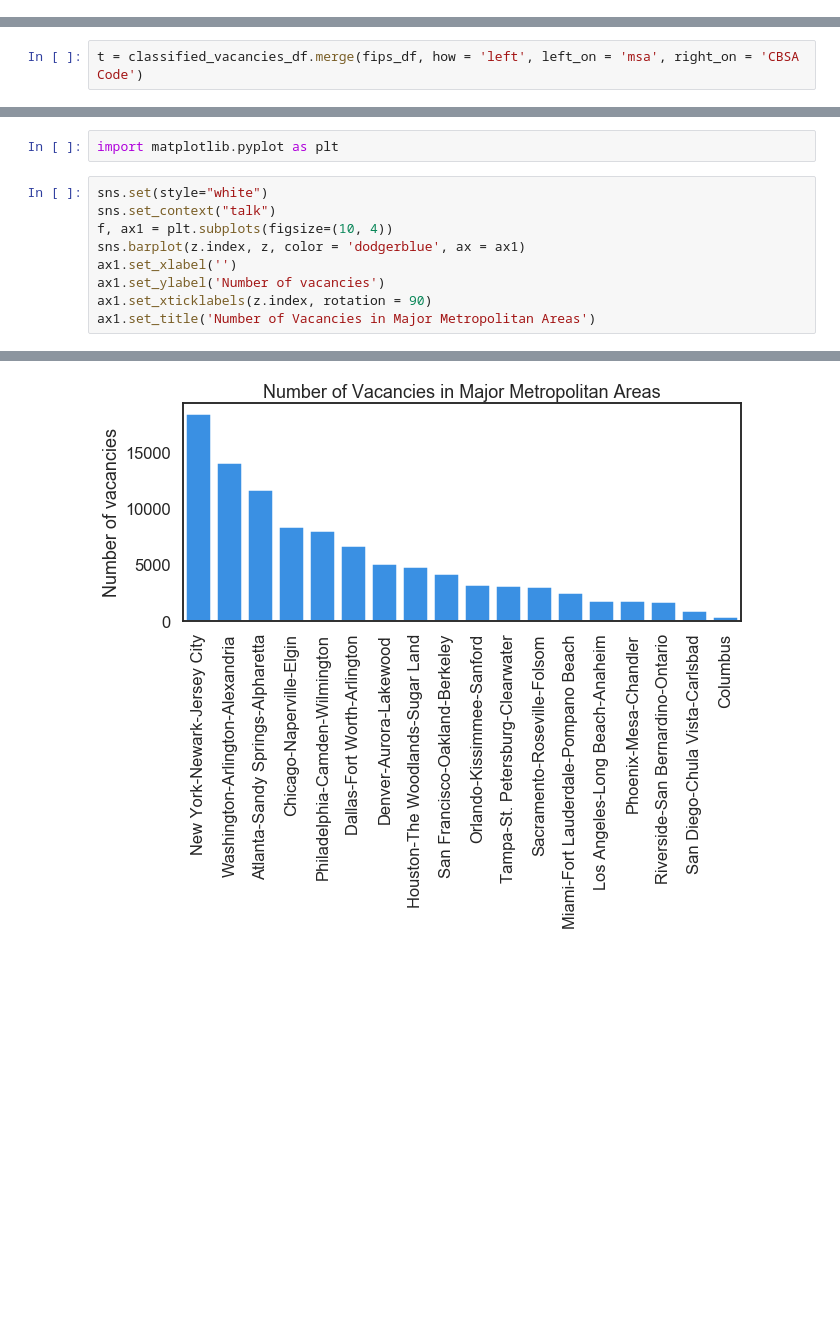
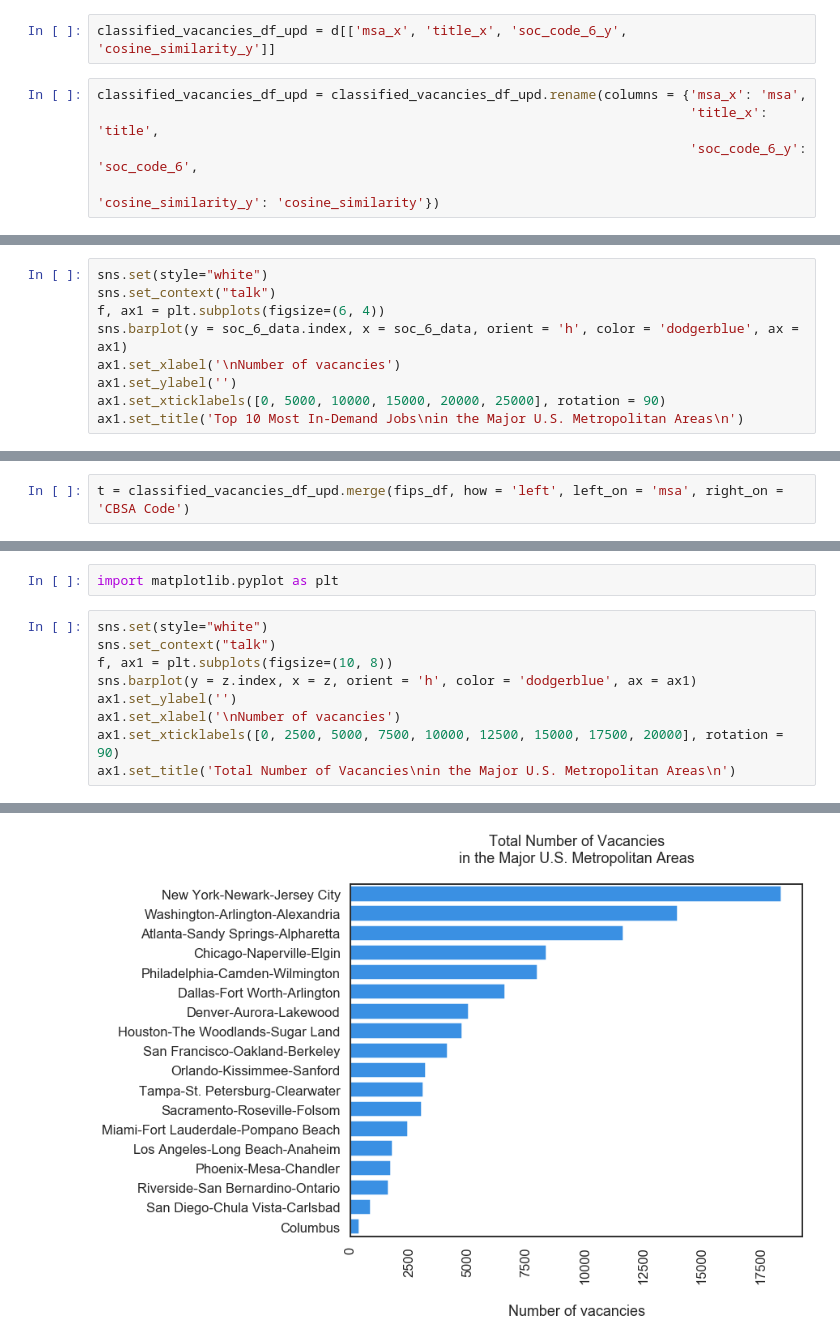
Before and after one commit to anilca-lab/FIS-capstone-project, a Jupyter notebook: Master_notebook.ipynb, the cells around one changed output, grey strips where cells are left out. Saved outputs shown, nothing was run; the diff lists cells and outputs as text; blank space fills up the shorter version.

Commit message:
updated visualization and pdf

```diff
--- a/Master_notebook.ipynb
+++ b/Master_notebook.ipynb
@@ -971,0 +1018,7 @@ classified_vacancies_df['msa'] = [str(msa)[0:5] for msa in classified_vacancies_
+# %%
+classified_vacancies_df_upd = d[['msa_x', 'title_x', 'soc_code_6_y', 'cosine_similarity_y']]
+# %%
+classified_vacancies_df_upd = classified_vacancies_df_upd.rename(columns = {'msa_x': 'msa',
+                                                                            'title_x': 'title',
+                                                                            'soc_code_6_y': 'soc_code_6',
+                                                                            'cosine_similarity_y': 'cosine_similarity'})
@@ -971,0 +1062,9 @@ classified_vacancies_df['msa'] = [str(msa)[0:5] for msa in classified_vacancies_
+# %%
+sns.set(style="white")
+sns.set_context("talk")
+f, ax1 = plt.subplots(figsize=(6, 4))
+sns.barplot(y = soc_6_data.index, x = soc_6_data, orient = 'h', color = 'dodgerblue', ax = ax1)
+ax1.set_xlabel('\nNumber of vacancies')
+ax1.set_ylabel('')
+ax1.set_xticklabels([0, 5000, 10000, 15000, 20000, 25000], rotation = 90)
+ax1.set_title('Top 10 Most In-Demand Jobs\nin the Major U.S. Metropolitan Areas\n')
@@ -995,7 +1097,7 @@ classified_vacancies_df.msa
 99616    16980
 Name: msa, Length: 99617, dtype: object
 # %%
-t = classified_vacancies_df.merge(fips_df, how = 'left', left_on = 'msa', right_on = 'CBSA Code')
+t = classified_vacancies_df_upd.merge(fips_df, how = 'left', left_on = 'msa', right_on = 'CBSA Code')
 # %%
 t.shape
 # %% [output]
@@ -1042,10 +1147,10 @@ import matplotlib.pyplot as plt
 # %%
 sns.set(style="white")
 sns.set_context("talk")
-f, ax1 = plt.subplots(figsize=(10, 4))
-sns.barplot(z.index, z, color = 'dodgerblue', ax = ax1)
-ax1.set_xlabel('')
-ax1.set_ylabel('Number of vacancies')
-ax1.set_xticklabels(z.index, rotation = 90)
-ax1.set_title('Number of Vacancies in Major Metropolitan Areas')
+f, ax1 = plt.subplots(figsize=(10, 8))
+sns.barplot(y = z.index, x = z, orient = 'h', color = 'dodgerblue', ax = ax1)
+ax1.set_ylabel('')
+ax1.set_xlabel('\nNumber of vacancies')
+ax1.set_xticklabels([0, 2500, 5000, 7500, 10000, 12500, 15000, 17500, 20000], rotation = 90)
+ax1.set_title('Total Number of Vacancies\nin the Major U.S. Metropolitan Areas\n')
 # %% [output]
@@ -1053 +1158 @@ Text(0.5, 1.0, 'Number of Vacancies in Major Metropolitan Areas')
-[figure, old version]
+[figure, new version]
```
Also changed, not shown: parts of 29 cells of this notebook, 5 other files.
